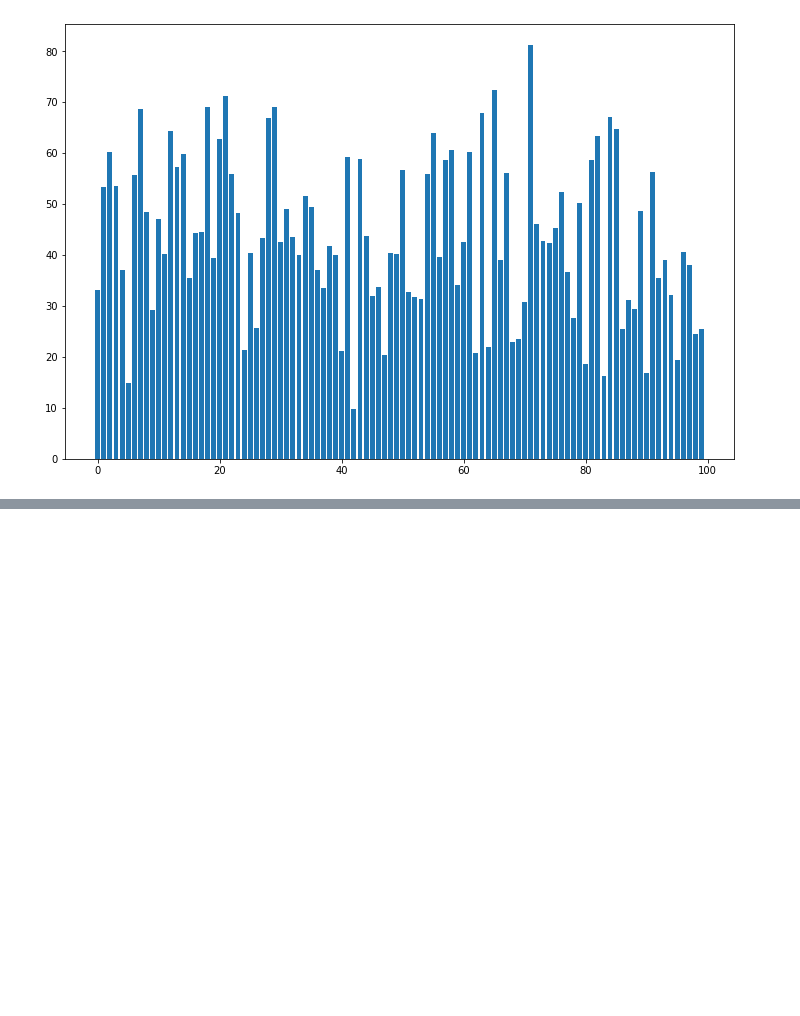
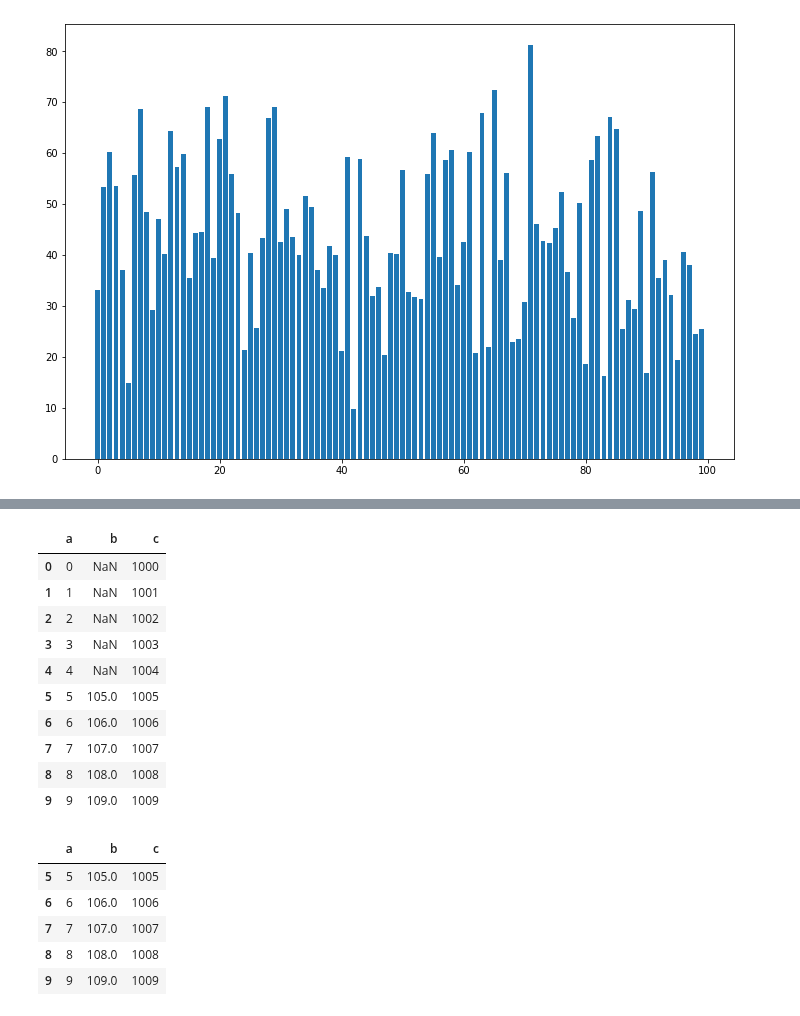
Before and after one commit to gabrielwithappy/python_study, a Jupyter notebook: Python_Basic.ipynb, the cells around one changed output, grey strips where cells are left out. Drawn from its saved outputs; the diff is of its cells as text; code cells hidden in the pictures; blank space fills up the shorter version.

```diff
--- a/Python_Basic.ipynb
+++ b/Python_Basic.ipynb
@@ -2293,0 +2331,31 @@ plt.bar(np.arange(100), data_age)
+# %%
+import pandas as pd
+import numpy as np
+
+# 특정 컬럼을 기준으로 NaN을 제거하기 dropna
+df = pd.DataFrame({'a' : pd.Series(np.arange(10)),
+                   'b' : pd.Series(np.arange(100, 110)),
+                   'c' : pd.Series(np.arange(1000, 1010))})
+df.loc[:4, 'b'] = np.NaN
+display(df)
+
+df.dropna(subset=['b'], inplace=True)
+display(df)
+# %% [output]
+|  | a | b | c |
+| 0 | 0 | NaN | 1000 |
+| 1 | 1 | NaN | 1001 |
+| 2 | 2 | NaN | 1002 |
+| 3 | 3 | NaN | 1003 |
+| 4 | 4 | NaN | 1004 |
+| 5 | 5 | 105.0 | 1005 |
+| 6 | 6 | 106.0 | 1006 |
+| 7 | 7 | 107.0 | 1007 |
+| 8 | 8 | 108.0 | 1008 |
+| 9 | 9 | 109.0 | 1009 |
+|  | a | b | c |
+| 5 | 5 | 105.0 | 1005 |
+| 6 | 6 | 106.0 | 1006 |
+| 7 | 7 | 107.0 | 1007 |
+| 8 | 8 | 108.0 | 1008 |
+| 9 | 9 | 109.0 | 1009 |
```
Also changed, not shown: parts of 8 cells of this notebook.
